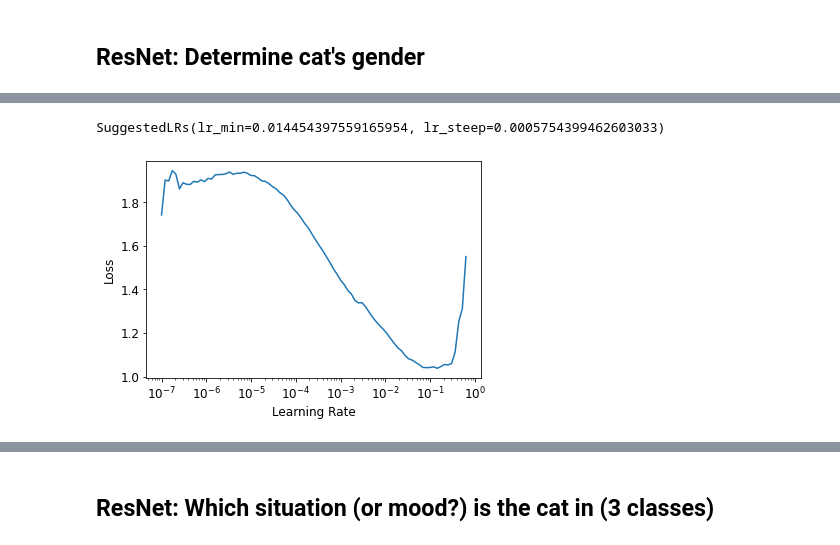
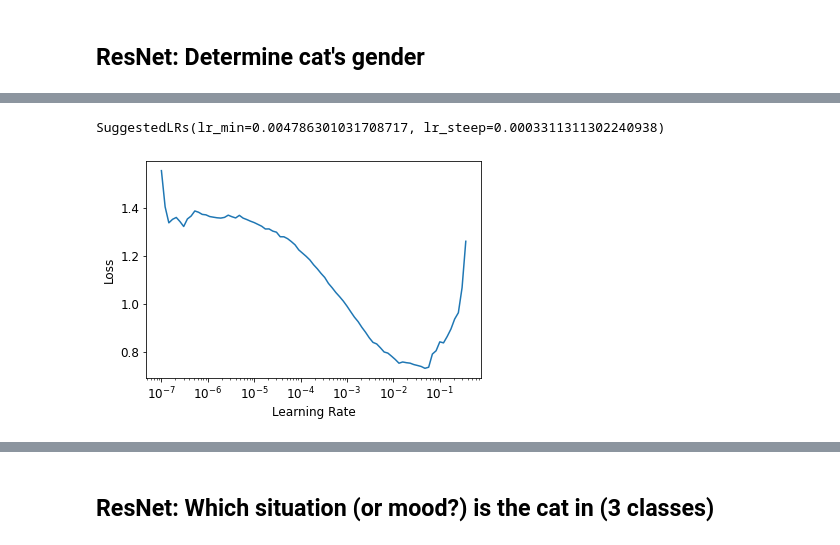
Before and after one commit to floriandotpy/data-playground, a Jupyter notebook: fastai/catmeows.ipynb, the cells around one changed output, grey strips where cells are left out. Saved outputs shown, nothing was run; the diff lists cells and outputs as text; code cells hidden in the pictures.

Commit message:
Improve resnet results by using pretrained model and sticking to lr finder

```diff
--- a/fastai/catmeows.ipynb
+++ b/fastai/catmeows.ipynb
@@ -199,19 +197,19 @@ dls.c
 def resnet(n_classes=3, pretrained=False):
     return create_cnn_model(models.resnet18, n_classes, pretrained)
 # %%
-def resnet_learner(callbacks=None, task='gender'):
+def resnet_learner(callbacks=None, task='gender', pretrained=False):
     _, _dls = get_dataloaders(task)
     return Learner(
         _dls,
-        resnet(),
+        resnet(n_classes=_dls.c, pretrained=pretrained),
         metrics=accuracy,
         cbs=callbacks
     )
 # %%
-learn_resnet_lr = resnet_learner()
+learn_resnet_lr = resnet_learner(pretrained=True)
 learn_resnet_lr.lr_find()
 # %% [output]
 [interactive output not drawn]
-SuggestedLRs(lr_min=0.014454397559165954, lr_steep=0.0005754399462603033)
+SuggestedLRs(lr_min=0.004786301031708717, lr_steep=0.0003311311302240938)
-[figure, old version]
+[figure, new version]
 # %%
```
Also changed, not shown: parts of 34 cells of this notebook.
